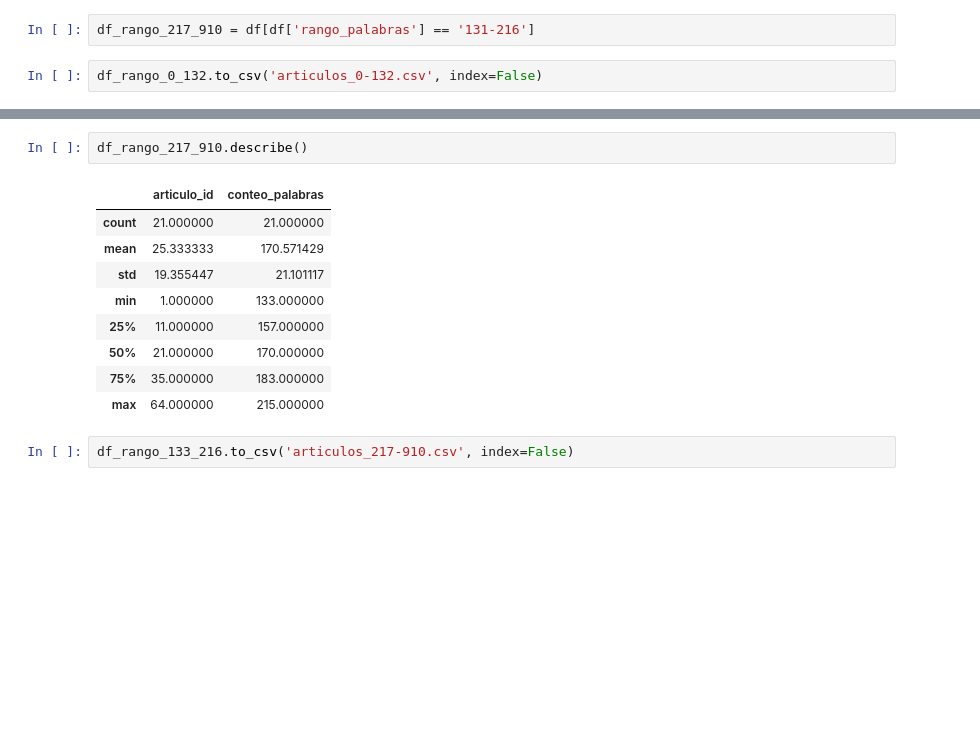
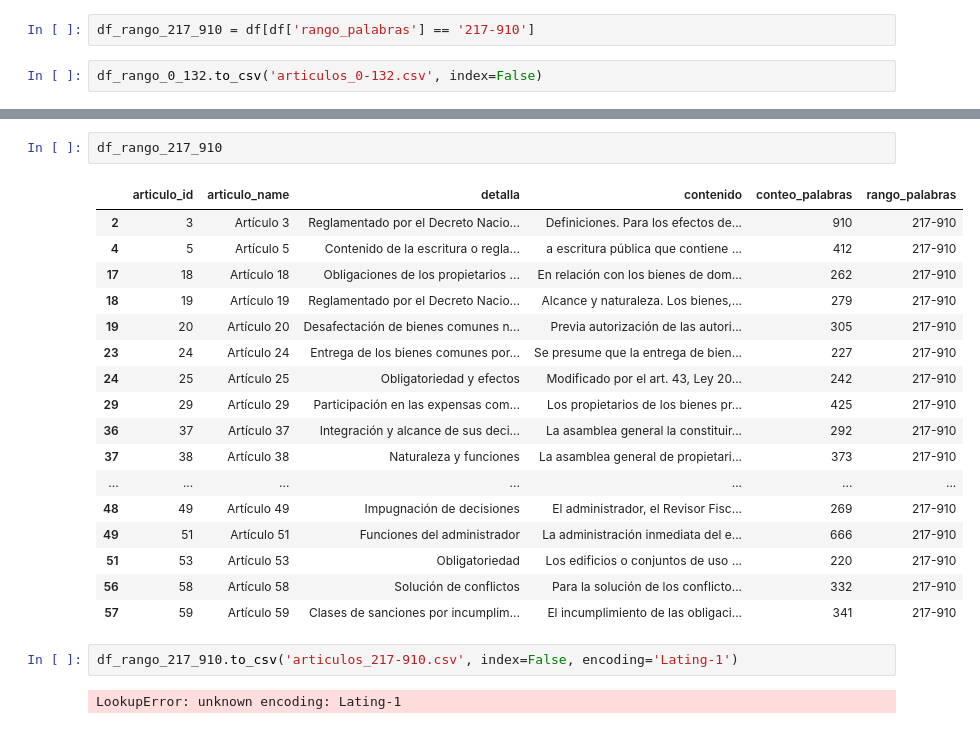
Before and after one commit to Remolino777/675_LAW, a Jupyter notebook: notebooks/07_Articles_Selection.ipynb, the cells around one changed output, grey strips where cells are left out. Saved outputs shown, nothing was run; the diff lists cells and outputs as text; blank space fills up the shorter version.

```diff
--- a/notebooks/07_Articles_Selection.ipynb
+++ b/notebooks/07_Articles_Selection.ipynb
@@ -54,4 +78,4 @@ df_rango_133_216 = df[df['rango_palabras'] == '131-216']
 # %%
-df_rango_217_910 = df[df['rango_palabras'] == '131-216']
+df_rango_217_910 = df[df['rango_palabras'] == '217-910']
 # %%
 df_rango_0_132.to_csv('articulos_0-132.csv', index=False)
@@ -80,14 +124,24 @@ df_rango_133_216.to_csv('articulos_133-216.csv', index=False)
 # %%
-df_rango_217_910.describe()
+df_rango_217_910
 # %% [output]
-|  | articulo_id | conteo_palabras |
-| count | 21.000000 | 21.000000 |
-| mean | 25.333333 | 170.571429 |
-| std | 19.355447 | 21.101117 |
-| min | 1.000000 | 133.000000 |
-| 25% | 11.000000 | 157.000000 |
-| 50% | 21.000000 | 170.000000 |
-| 75% | 35.000000 | 183.000000 |
-| max | 64.000000 | 215.000000 |
+|  | articulo_id | articulo_name | detalla | contenido | conteo_palabras | rango_palabras |
+| 2 | 3 | Artículo 3 | Reglamentado por el Decreto Nacio... | Definiciones. Para los efectos de... | 910 | 217-910 |
+| 4 | 5 | Artículo 5 | Contenido de la escritura o regla... | a escritura pública que contiene ... | 412 | 217-910 |
+| 17 | 18 | Artículo 18 | Obligaciones de los propietarios ... | En relación con los bienes de dom... | 262 | 217-910 |
+| 18 | 19 | Artículo 19 | Reglamentado por el Decreto Nacio... | Alcance y naturaleza. Los bienes,... | 279 | 217-910 |
+| 19 | 20 | Artículo 20 | Desafectación de bienes comunes n... | Previa autorización de las autori... | 305 | 217-910 |
+| 23 | 24 | Artículo 24 | Entrega de los bienes comunes por... | Se presume que la entrega de bien... | 227 | 217-910 |
+| 24 | 25 | Artículo 25 | Obligatoriedad y efectos | Modificado por el art. 43, Ley 20... | 242 | 217-910 |
+| 29 | 29 | Artículo 29 | Participación en las expensas com... | Los propietarios de los bienes pr... | 425 | 217-910 |
+| 36 | 37 | Artículo 37 | Integración y alcance de sus deci... | La asamblea general la constituir... | 292 | 217-910 |
+| 37 | 38 | Artículo 38 | Naturaleza y funciones | La asamblea general de propietari... | 373 | 217-910 |
+| ... | ... | ... | ... | ... | ... | ... |
+| 48 | 49 | Artículo 49 | Impugnación de decisiones | El administrador, el Revisor Fisc... | 269 | 217-910 |
+| 49 | 51 | Artículo 51 | Funciones del administrador | La administración inmediata del e... | 666 | 217-910 |
+| 51 | 53 | Artículo 53 | Obligatoriedad | Los edificios o conjuntos de uso ... | 220 | 217-910 |
+| 56 | 58 | Artículo 58 | Solución de conflictos | Para la solución de los conflicto... | 332 | 217-910 |
+| 57 | 59 | Artículo 59 | Clases de sanciones por incumplim... | El incumplimiento de las obligaci... | 341 | 217-910 |
 # %%
-df_rango_133_216.to_csv('articulos_217-910.csv', index=False)
+df_rango_217_910.to_csv('articulos_217-910.csv', index=False, encoding='Lating-1')
+# %% [output]
+LookupError: unknown encoding: Lating-1
```
Also changed, not shown: parts of 10 cells of this notebook, 16 other files.
